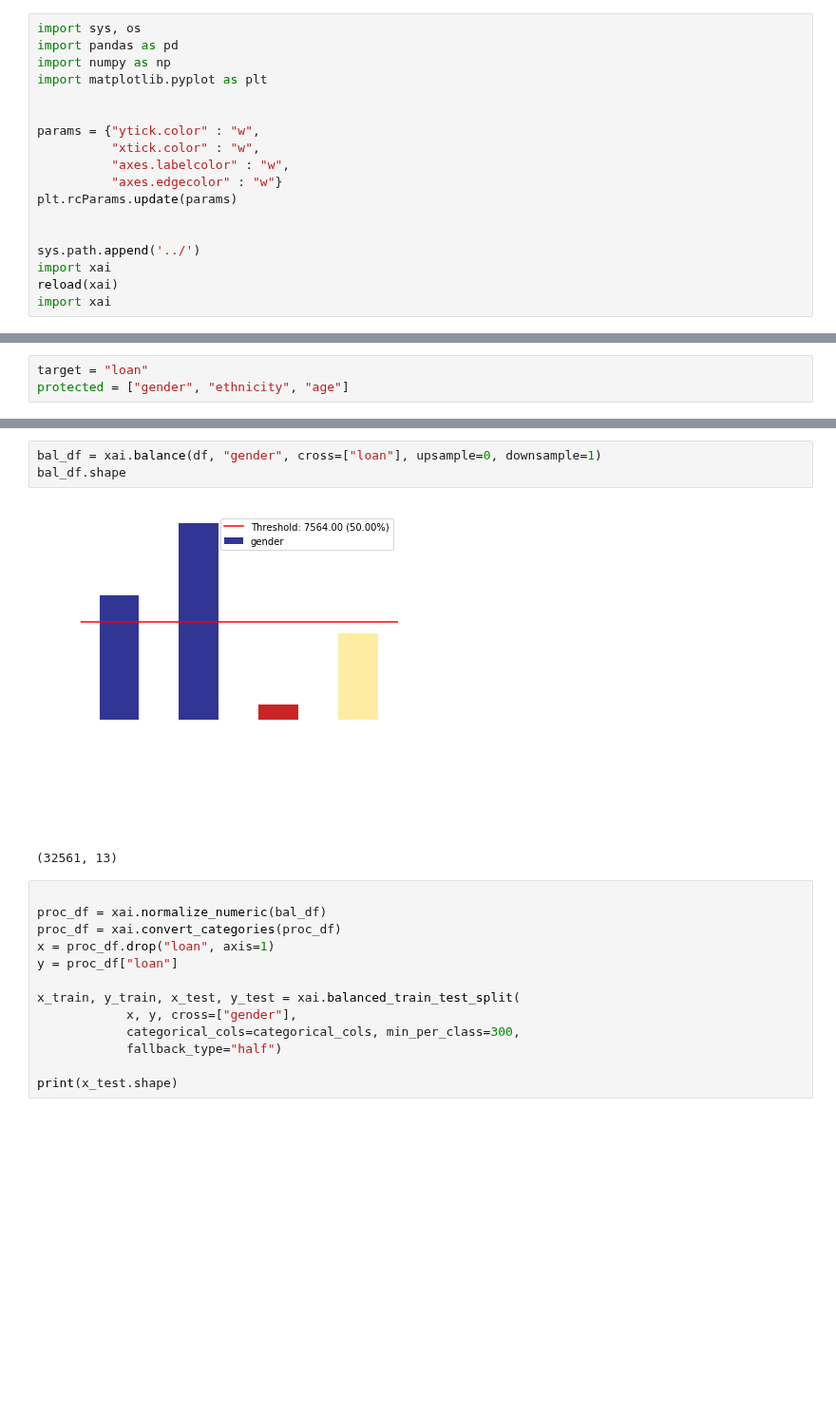
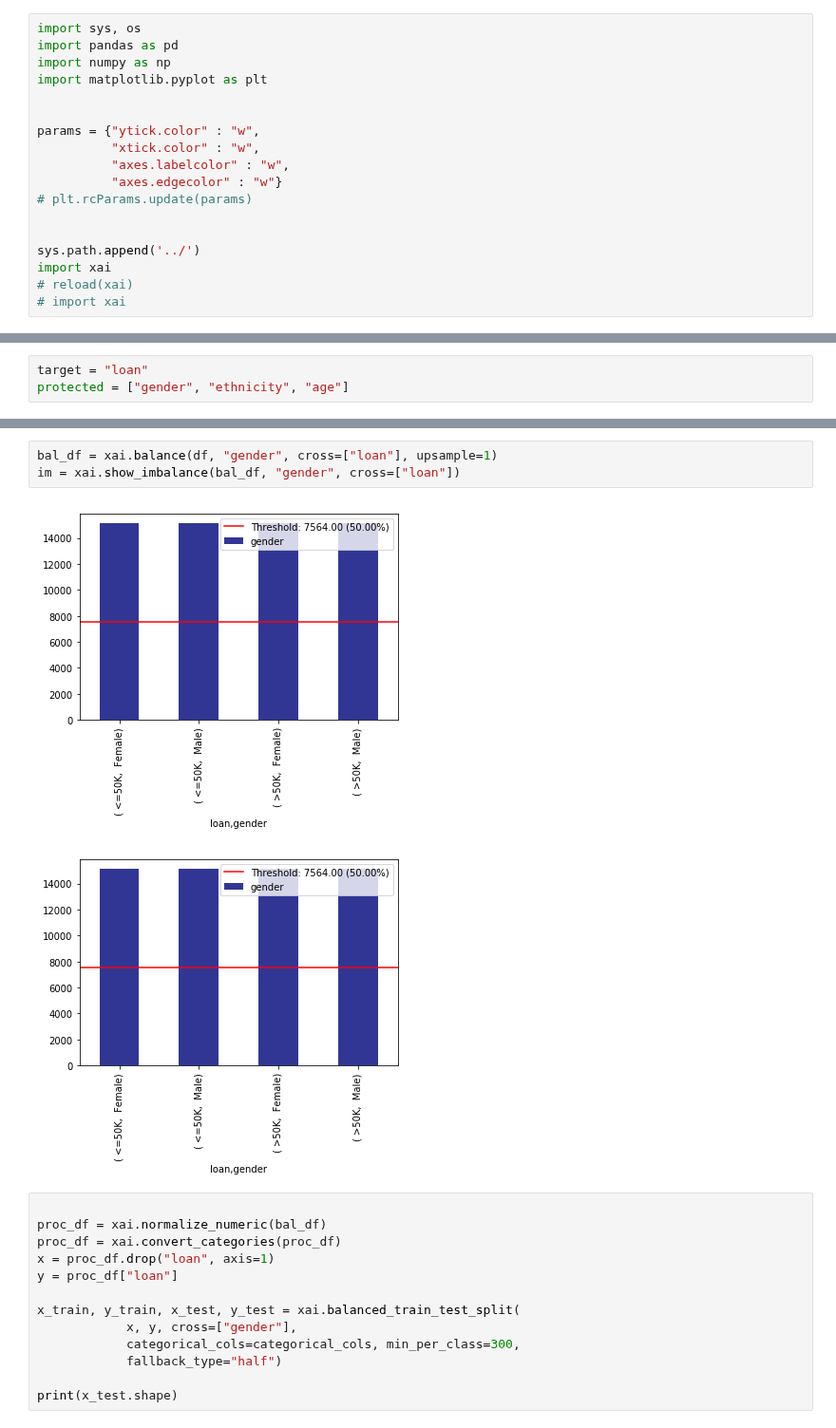
Before and after one commit to EthicalML/xai, a Jupyter notebook: examples/XAI Example Usage.ipynb, the cells around one changed output, grey strips where cells are left out. Shown at 95% size. Cells and saved outputs as stored; diff of their text form; blank space fills up the shorter version.

```diff
--- a/examples/XAI Example Usage.ipynb
+++ b/examples/XAI Example Usage.ipynb
@@ -9,13 +9,13 @@ params = {"ytick.color" : "w",
           "xtick.color" : "w",
           "axes.labelcolor" : "w",
           "axes.edgecolor" : "w"}
-plt.rcParams.update(params)
+# plt.rcParams.update(params)
 
 
 sys.path.append('../')
 import xai
-reload(xai)
-import xai
+# reload(xai)
+# import xai
 # %%
 csv_path = 'data/adult.data'
 categorical_cols = ["gender", "workclass", "education", "education-num", "marital-status",
@@ -59,9 +59,9 @@ im = xai.show_imbalance(bal_df, "gender", cross=["loan"])
 # %%
-bal_df = xai.balance(df, "gender", cross=["loan"], upsample=0, downsample=1)
-bal_df.shape
+bal_df = xai.balance(df, "gender", cross=["loan"], upsample=1)
+im = xai.show_imbalance(bal_df, "gender", cross=["loan"])
 # %% [output]
-[figure, old version]
+[figure, new version]
-(32561, 13)
+[figure, added]
 # %%
 
 proc_df = xai.normalize_numeric(bal_df)
```
Also changed, not shown: parts of 5 cells of this notebook, 6 other files.
